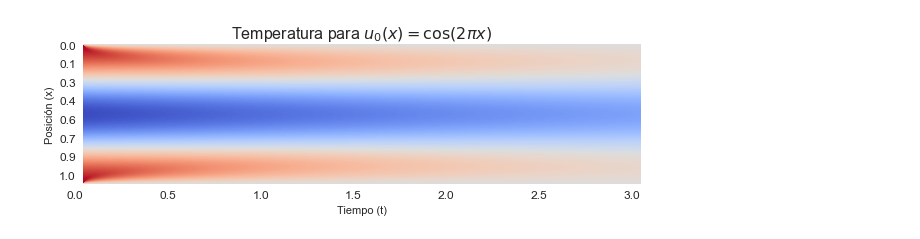
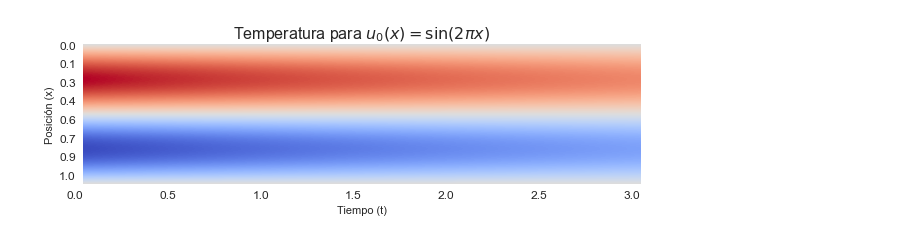
Before and after one commit to furrutiav/MA5306, a Jupyter notebook: tarea1/Ejemplo Problema inverso de la ecuacion del calor.ipynb, the cells around one changed output. Drawn from its saved outputs; the diff is of its cells as text; code cells hidden in the pictures.

```diff
--- a/tarea1/Ejemplo Problema inverso de la ecuacion del calor.ipynb
+++ b/tarea1/Ejemplo Problema inverso de la ecuacion del calor.ipynb
@@ -7,7 +7,7 @@ from matplotlib import rc
 import pandas as pd
 import seaborn as sns
 # %%
-plt.style.use('seaborn')
+plt.style.use(['seaborn', "seaborn-dark"][0])
 plt.rc('axes', titlesize=14)
 plt.rc('legend', fontsize=14)
 plt.rc('xtick', labelsize=12)
@@ -26,7 +38,7 @@ def solve_heat_equation(N, dt, T, f):
     D = np.array([dt*d1, (1-2*dt)*d0, dt*d_1], dtype=object)
     offset = [-1, 0, 1]
     A = diags(D, offset)
-    u0 = np.array([f(i/(N-1)) for i in range(N)])
+    u0 = np.array([f((i+1)/(N+1)) for i in range(N)])
 
     U = np.zeros((N+2, T+1))
     U[1:-1, 0] = u0
@@ -54,17 +66,17 @@ def plot(sol, title, cmap="coolwarm", vmin=-1, vmax=1, dt=1/2):
     new_xticks=[np.round(i*dt, 1) for i in range(-1, len(locs)-1)]
     plt.xticks(locs[1:-1],new_xticks[1:-1], rotation=0, horizontalalignment='right');
 # %%
-N = 148
+N = 150*1-2
 dt = 1/2 - 0.0001
 T = 150*4
 # %%
 %%time
 n=2
-f = lambda x: np.cos(n*x*np.pi)
+f = lambda x: np.sin(n*x*np.pi)
 U1 = solve_heat_equation(N, dt, T, f)
 plot(
     sol=U1,
-    title=u"Temperatura para $u_0(x) = \cos(2\pi x)$",
+    title=u"Temperatura para $u_0(x) = \sin(2\pi x)$",
     cmap="coolwarm",
     vmin=-1, vmax=1,
     dt=dt
@@ -75,4 +87,4 @@ Wall time: 270 ms
-[figure, old version]
+[figure, new version]
 # %%
 %%time
 delta = 0.5
```
Also changed, not shown: parts of 9 cells of this notebook, 6 other files.
